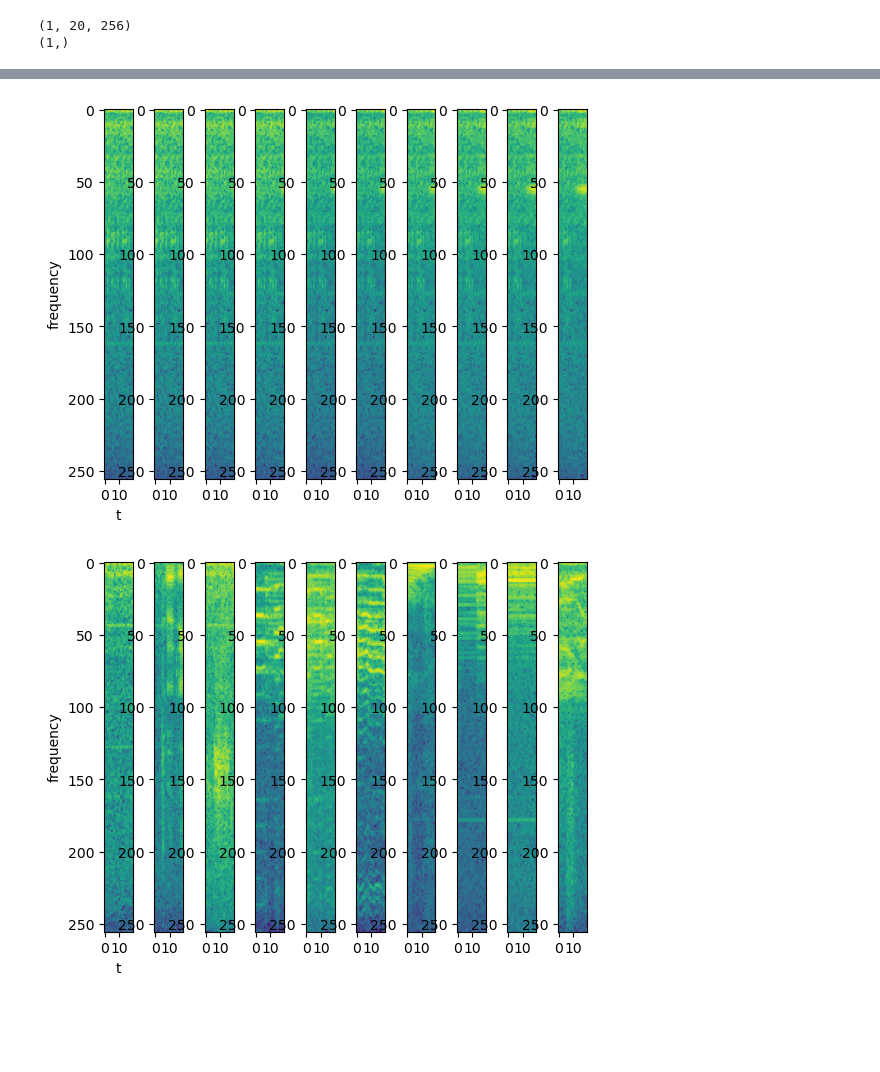
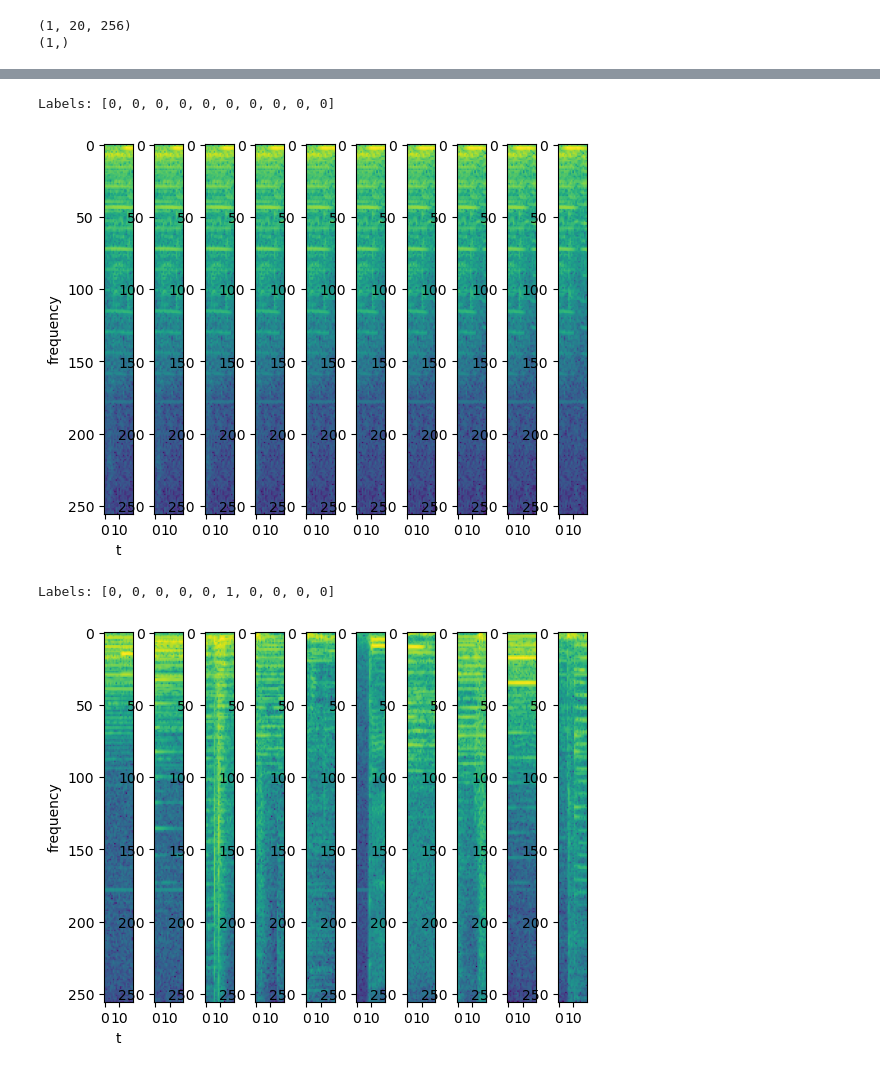
Before and after one commit to jkcas22/music_speech, a Jupyter notebook: RNN.ipynb, the cells around one changed output, grey strips where cells are left out. Saved outputs shown, nothing was run; the diff lists cells and outputs as text; code cells hidden in the pictures; blank space fills up the shorter version.

```diff
--- a/RNN.ipynb
+++ b/RNN.ipynb
@@ -161,9 +220,4 @@ plt.show()
 # %%
-patch_step = 1
-patch_size = 20
-
-n_timesteps, n_feature = train_logmag[0].shape
-
 def ds_window(sound, label):
     # labels = np.array(range(len(sound)))
     # sound = np.c_[sound,labels]
@@ -181,14 +235,14 @@ def ds_patches(sounds, labels):
     ds = ds.map(lambda x: (x[:patch_size,:-1], x[0,-1]))
     return ds.batch(1)
 
-test_ds = ds_patches(test_logmag, test_labels)
-train_ds = ds_patches(train_logmag, train_labels)
-validate_ds = ds_patches(validate_logmag, validate_labels)
+test_ds = ds_patches(test_logmag_parts, test_labels_parts)
+train_ds = ds_patches(train_logmag_parts, train_labels_parts)
+validate_ds = ds_patches(validate_logmag_parts, validate_labels_parts)
 
-n_chunks = ((test_logmag.shape[1]-patch_size)//patch_step)+1
-n_test = test_logmag.shape[0]*n_chunks
-n_train = train_logmag.shape[0]*n_chunks
-n_validate = validate_logmag.shape[0]*n_chunks
+n_chunks = ((test_logmag_parts.shape[1]-patch_size)//patch_step)+1
+n_test = test_logmag_parts.shape[0]*n_chunks
+n_train = train_logmag_parts.shape[0]*n_chunks
+n_validate = validate_logmag_parts.shape[0]*n_chunks
 
 print(f"{train_ds}\n")
 print("Total number of chunks")
@@ -230,26 +282,34 @@ for sound, label in train_ds.take(n):
 # %%
+labels =[]
 for i, (sound, label) in enumerate(train_ds.take(n)):
+    labels+=[int(label.numpy()[0])]
     plt.subplot(1,n,i+1)
     plt.imshow(sound.numpy()[0].T)
     if i == 0:
         plt.xlabel('t')
         plt.ylabel('frequency')
+print(f"Labels: {labels}")
 plt.show()
 # %% [output]
+Labels: [0, 0, 0, 0, 0, 0, 0, 0, 0, 0]
-[figure, old version]
+[figure, new version]
 # %%
-train_ds = train_ds.shuffle(5*n_chunks).prefetch(1)
-validate_ds = validate_ds.shuffle(5*n_chunks).prefetch(1)
-test_ds = test_ds.shuffle(5*n_chunks).prefetch(1)
+train_ds = train_ds.shuffle(10*n_chunks).prefetch(1)
+validate_ds = validate_ds.shuffle(10*n_chunks).prefetch(1)
+test_ds = test_ds.shuffle(10*n_chunks).prefetch(1)
 # %%
+labels =[]
 for i, (sound, label) in enumerate(train_ds.take(n)):
+    labels+=[int(label.numpy()[0])]
     plt.subplot(1,n,i+1)
     plt.imshow(sound.numpy()[0].T)
     if i == 0:
         plt.xlabel('t')
         plt.ylabel('frequency')
+print(f"Labels: {labels}")
 plt.show()
 # %% [output]
+Labels: [0, 0, 0, 0, 0, 1, 0, 0, 0, 0]
-[figure, old version]
+[figure, new version]
 # %%
 model = tf.keras.Sequential()
```
Also changed, not shown: parts of 15 cells of this notebook.
